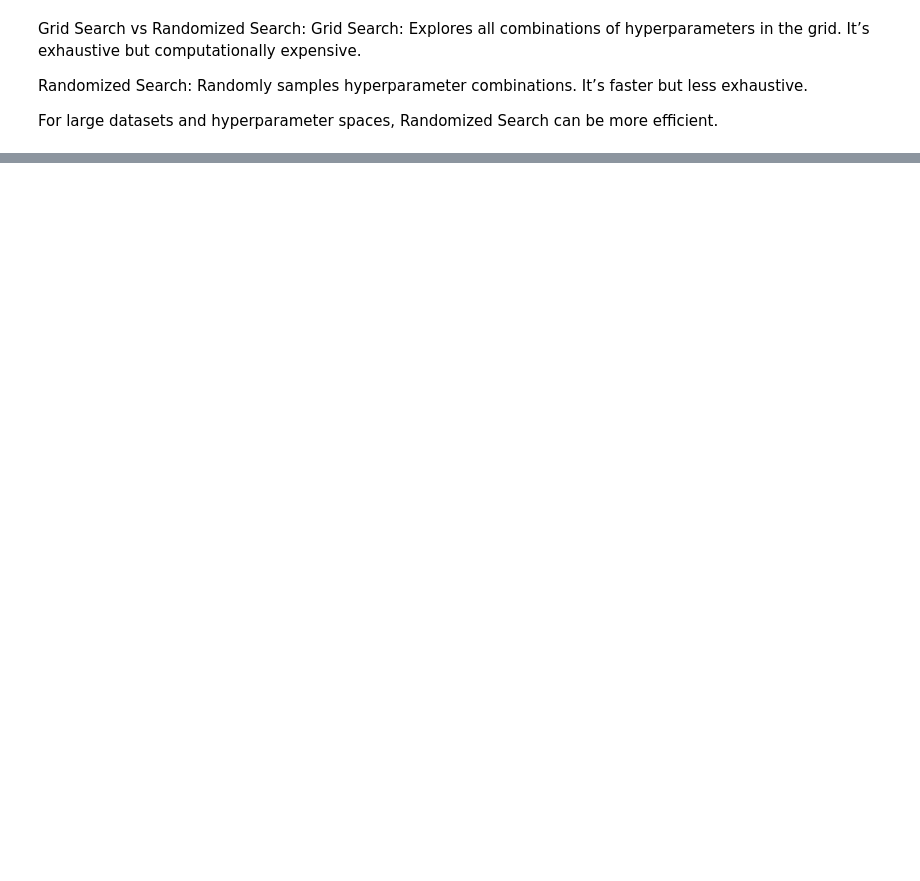
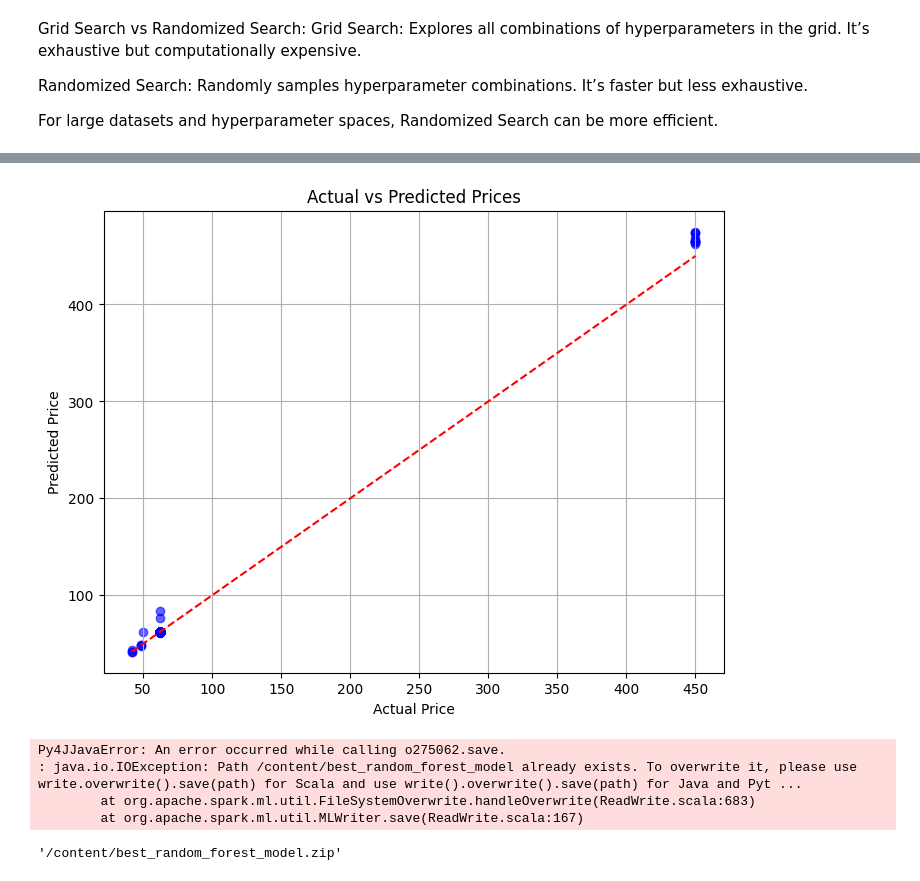
Before and after one commit to manishaachary13/Space-Launch-Mission, a Jupyter notebook: mission launch.ipynb, the cells around one changed output, grey strips where cells are left out. Cells and saved outputs as stored; diff of their text form; code cells hidden in the pictures; blank space fills up the shorter version.

```diff
--- a/mission launch.ipynb
+++ b/mission launch.ipynb
@@ -1547,0 +1542,38 @@ print(f"R² after tuning: {r2}")
+# %%
+import matplotlib.pyplot as plt
+
+# Convert predictions to Pandas for plotting
+predictions_pd = predictions.select("Price", "prediction").toPandas()
+
+# Plot
+plt.figure(figsize=(8, 6))
+plt.scatter(predictions_pd["Price"], predictions_pd["prediction"], alpha=0.6, color="blue")
+plt.plot([predictions_pd["Price"].min(), predictions_pd["Price"].max()],
+         [predictions_pd["Price"].min(), predictions_pd["Price"].max()],
+         color="red", linestyle="--")
+plt.xlabel("Actual Price")
+plt.ylabel("Predicted Price")
+plt.title("Actual vs Predicted Prices")
+plt.grid(True)
+plt.show()
+# %% [output]
+[figure, added]
+# %%
+# Save the best model
+best_rf_model.save("/content/best_random_forest_model")
+
+# If you ever want to load it again:
+from pyspark.ml.regression import RandomForestRegressionModel
+loaded_model = RandomForestRegressionModel.load("/content/best_random_forest_model")
+# %% [output]
+Py4JJavaError: An error occurred while calling o275062.save.
+: java.io.IOException: Path /content/best_random_forest_model already exists. To overwrite it, please use write.overwrite().save(path) for Scala and use write().overwrite().save(path) for Java and Pyt ...
+        at org.apache.spark.ml.util.FileSystemOverwrite.handleOverwrite(ReadWrite.scala:683)
+        at org.apache.spark.ml.util.MLWriter.save(ReadWrite.scala:167)
+# %%
+import shutil
+
+# Zip the folder
+shutil.make_archive("/content/best_random_forest_model", 'zip', "/content/best_random_forest_model")
+# %% [output]
+'/content/best_random_forest_model.zip'
```
Also changed, not shown: parts of 29 cells of this notebook.
